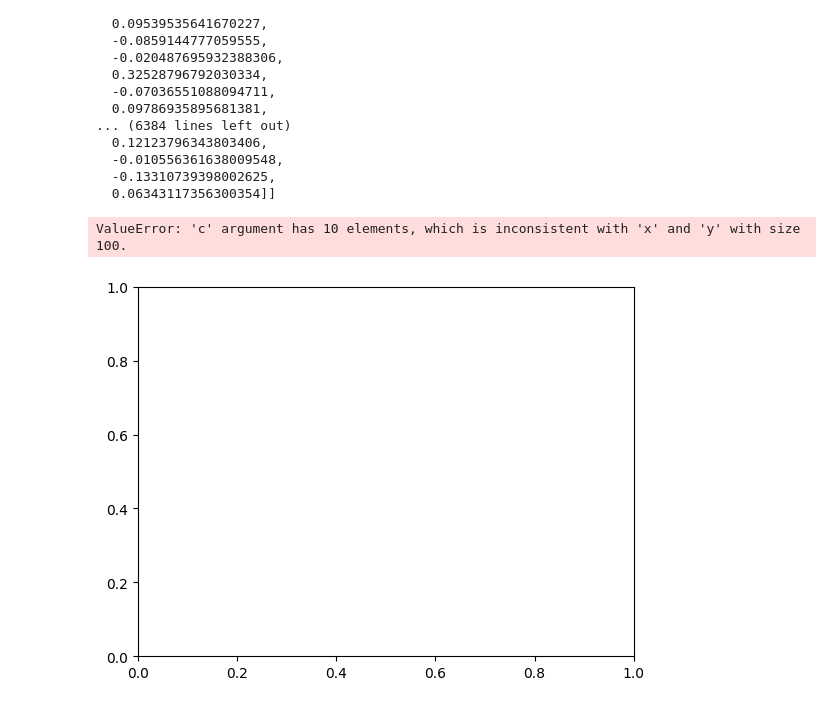
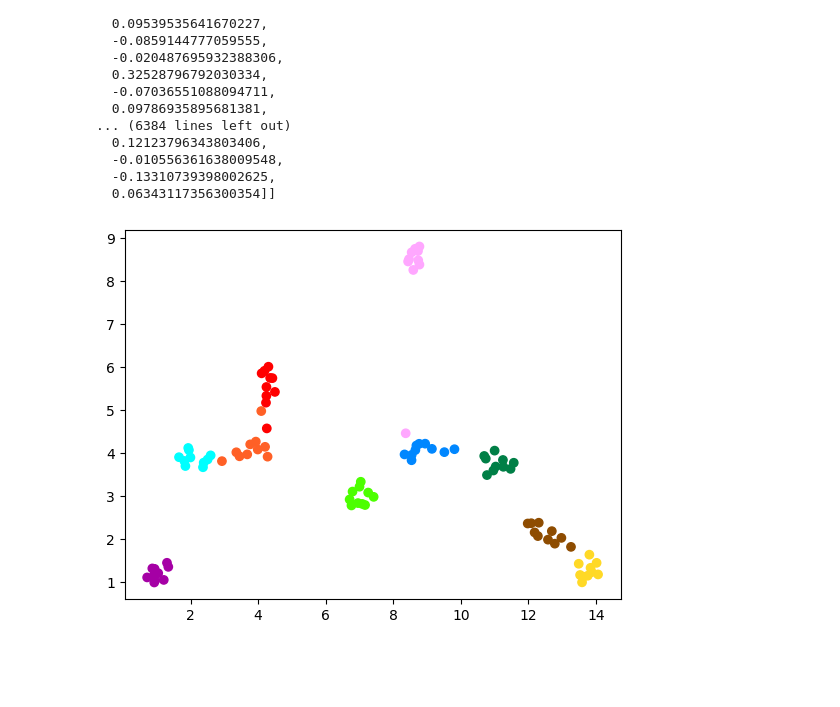
Before and after one commit to Baptistedupre/Multispeaker-Text-to-Speech-Synthesis, a Jupyter notebook: playground.ipynb, the cells around one changed output. Drawn from its saved outputs; the diff is of its cells as text; code cells hidden in the pictures; blank space fills up the shorter version.

```diff
--- a/playground.ipynb
+++ b/playground.ipynb
@@ -57,25 +57,24 @@ embeddings_reduced = reducer.fit_transform(embeddings)
 # %%
 colormap = np.array([
     [76, 255, 0],
     [0, 127, 70],
     [255, 0, 0],
     [255, 217, 38],
     [0, 135, 255],
     [165, 0, 165],
     [255, 167, 255],
     [0, 255, 255],
     [255, 96, 38],
     [142, 76, 0],
     [33, 0, 127],
     [0, 0, 0],
     [183, 183, 183],
 ], dtype=float) / 255
 
-ground_truth = np.repeat(np.arange(n_speakers), 10)
+ground_truth = np.repeat(np.arange(10), 10)
 colors = [colormap[i] for i in ground_truth]
 
 plt.scatter(embeddings_reduced[:, 0], embeddings_reduced[:, 1], c=colors)
 plt.show()
 # %% [output]
-ValueError: 'c' argument has 10 elements, which is inconsistent with 'x' and 'y' with size 100.
-[figure, old version]
+[figure, new version]
```
Also changed, not shown: parts of 1 cell of this notebook, 5 other files.
